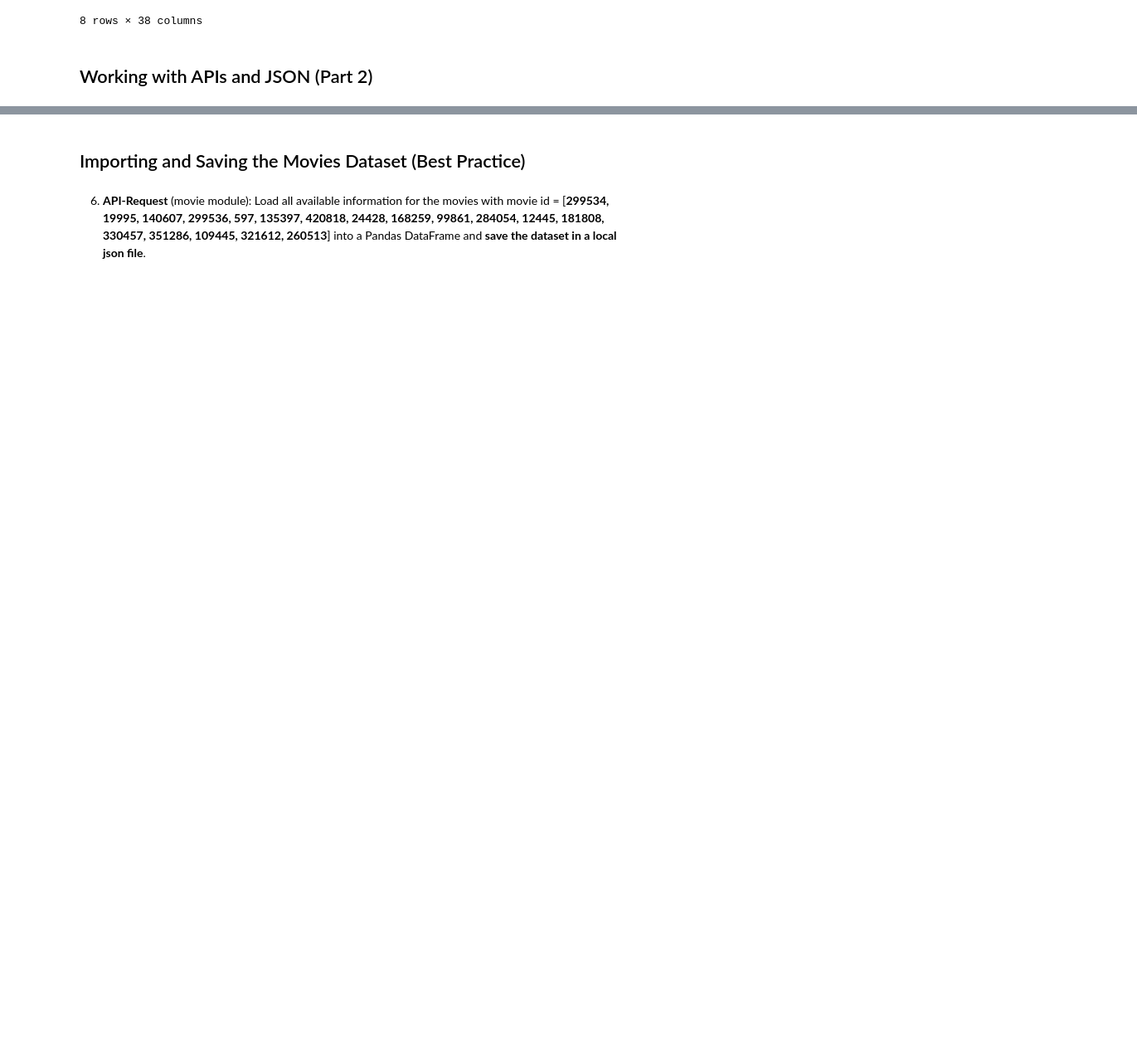
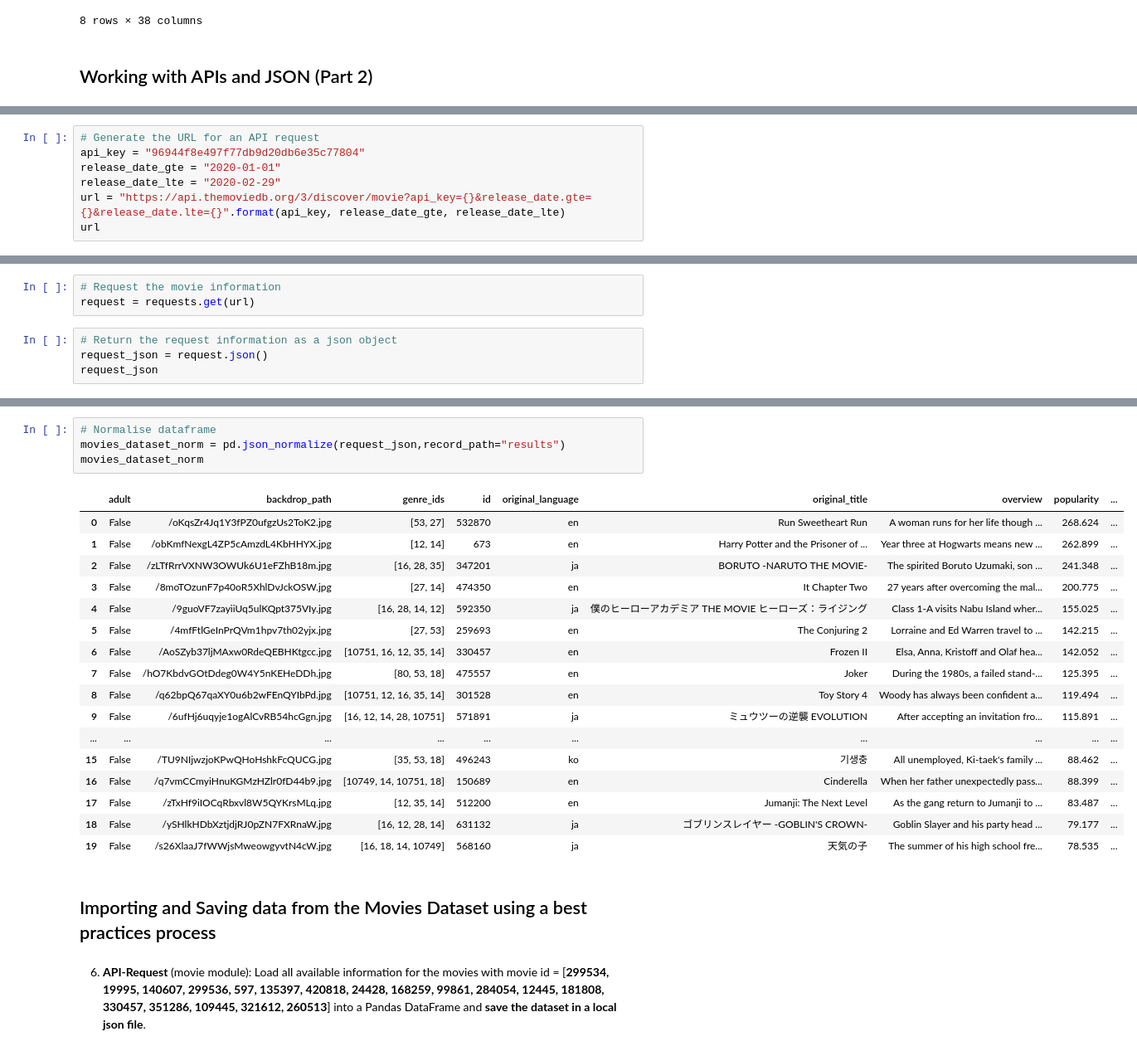
Before and after one commit to MeganHolborn/Udemy-Data-Science-with-Pandas-course, a Jupyter notebook: Movies_dataset_analysis/Project 2/Project_02_Data import_APIs and JSON.ipynb, the cells around one changed output, grey strips where cells are left out. Shown: that part at 83% size. Saved outputs shown, nothing was run; the diff lists cells and outputs as text; blank space fills up the shorter version.

Commit message:
Importing API data best practices process

```diff
--- a/Movies_dataset_analysis/Project 2/Project_02_Data import_APIs and JSON.ipynb
+++ b/Movies_dataset_analysis/Project 2/Project_02_Data import_APIs and JSON.ipynb
@@ -235,0 +235,7 @@ See https://www.themoviedb.org/documentation/api/discover and https://developers
+# %%
+# Generate the URL for an API request
+api_key = "96944f8e497f77db9d20db6e35c77804"
+release_date_gte = "2020-01-01"
+release_date_lte = "2020-02-29"
+url = "https://api.themoviedb.org/3/discover/movie?api_key={}&release_date.gte={}&release_date.lte={}".format(api_key, release_date_gte, release_date_lte)
+url
@@ -235,0 +244,7 @@ See https://www.themoviedb.org/documentation/api/discover and https://developers
+# %%
+# Request the movie information
+request = requests.get(url)
+# %%
+# Return the request information as a json object
+request_json = request.json()
+request_json
@@ -236,4 +292,26 @@ See https://www.themoviedb.org/documentation/api/discover and https://developers
+# %%
+# Normalise dataframe
+movies_dataset_norm = pd.json_normalize(request_json,record_path="results")
+movies_dataset_norm
+# %% [output]
+|  | adult | backdrop_path | genre_ids | id | original_language | original_title | overview | popularity | ... |
+| 0 | False | /oKqsZr4Jq1Y3fPZ0ufgzUs2ToK2.jpg | [53, 27] | 532870 | en | Run Sweetheart Run | A woman runs for her life though ... | 268.624 | ... |
+| 1 | False | /obKmfNexgL4ZP5cAmzdL4KbHHYX.jpg | [12, 14] | 673 | en | Harry Potter and the Prisoner of ... | Year three at Hogwarts means new ... | 262.899 | ... |
+| 2 | False | /zLTfRrrVXNW3OWUk6U1eFZhB18m.jpg | [16, 28, 35] | 347201 | ja | BORUTO -NARUTO THE MOVIE- | The spirited Boruto Uzumaki, son ... | 241.348 | ... |
+| 3 | False | /8moTOzunF7p40oR5XhlDvJckOSW.jpg | [27, 14] | 474350 | en | It Chapter Two | 27 years after overcoming the mal... | 200.775 | ... |
+| 4 | False | /9guoVF7zayiiUq5ulKQpt375VIy.jpg | [16, 28, 14, 12] | 592350 | ja | 僕のヒーローアカデミア THE MOVIE ヒーローズ：ライジング | Class 1-A visits Nabu Island wher... | 155.025 | ... |
+| 5 | False | /4mfFtlGeInPrQVm1hpv7th02yjx.jpg | [27, 53] | 259693 | en | The Conjuring 2 | Lorraine and Ed Warren travel to ... | 142.215 | ... |
+| 6 | False | /AoSZyb37ljMAxw0RdeQEBHKtgcc.jpg | [10751, 16, 12, 35, 14] | 330457 | en | Frozen II | Elsa, Anna, Kristoff and Olaf hea... | 142.052 | ... |
+| 7 | False | /hO7KbdvGOtDdeg0W4Y5nKEHeDDh.jpg | [80, 53, 18] | 475557 | en | Joker | During the 1980s, a failed stand-... | 125.395 | ... |
+| 8 | False | /q62bpQ67qaXY0u6b2wFEnQYIbPd.jpg | [10751, 12, 16, 35, 14] | 301528 | en | Toy Story 4 | Woody has always been confident a... | 119.494 | ... |
+| 9 | False | /6ufHj6uqyje1ogAlCvRB54hcGgn.jpg | [16, 12, 14, 28, 10751] | 571891 | ja | ミュウツーの逆襲 EVOLUTION | After accepting an invitation fro... | 115.891 | ... |
+| ... | ... | ... | ... | ... | ... | ... | ... | ... | ... |
+| 15 | False | /TU9NIjwzjoKPwQHoHshkFcQUCG.jpg | [35, 53, 18] | 496243 | ko | 기생충 | All unemployed, Ki-taek's family ... | 88.462 | ... |
+| 16 | False | /q7vmCCmyiHnuKGMzHZlr0fD44b9.jpg | [10749, 14, 10751, 18] | 150689 | en | Cinderella | When her father unexpectedly pass... | 88.399 | ... |
+| 17 | False | /zTxHf9iIOCqRbxvl8W5QYKrsMLq.jpg | [12, 35, 14] | 512200 | en | Jumanji: The Next Level | As the gang return to Jumanji to ... | 83.487 | ... |
+| 18 | False | /ySHlkHDbXztjdjRJ0pZN7FXRnaW.jpg | [16, 12, 28, 14] | 631132 | ja | ゴブリンスレイヤー -GOBLIN'S CROWN- | Goblin Slayer and his party head ... | 79.177 | ... |
+| 19 | False | /s26XlaaJ7fWWjsMweowgyvtN4cW.jpg | [16, 18, 14, 10749] | 568160 | ja | 天気の子 | The summer of his high school fre... | 78.535 | ... |
 # %% [markdown]
-##  Importing and Saving the Movies Dataset (Best Practice)
+##  Importing and Saving data from the Movies Dataset using a best practices process
 # %% [markdown]
 6. __API-Request__ (movie module): Load all available information for the movies with movie id = [__299534, 19995, 140607, 299536, 597, 135397, 420818, 24428, 168259, 99861, 284054, 12445, 181808, 330457, 351286, 109445, 321612, 260513__] into a Pandas DataFrame and __save the dataset in a local json file__.
```
Also changed, not shown: parts of 20 cells of this notebook.
